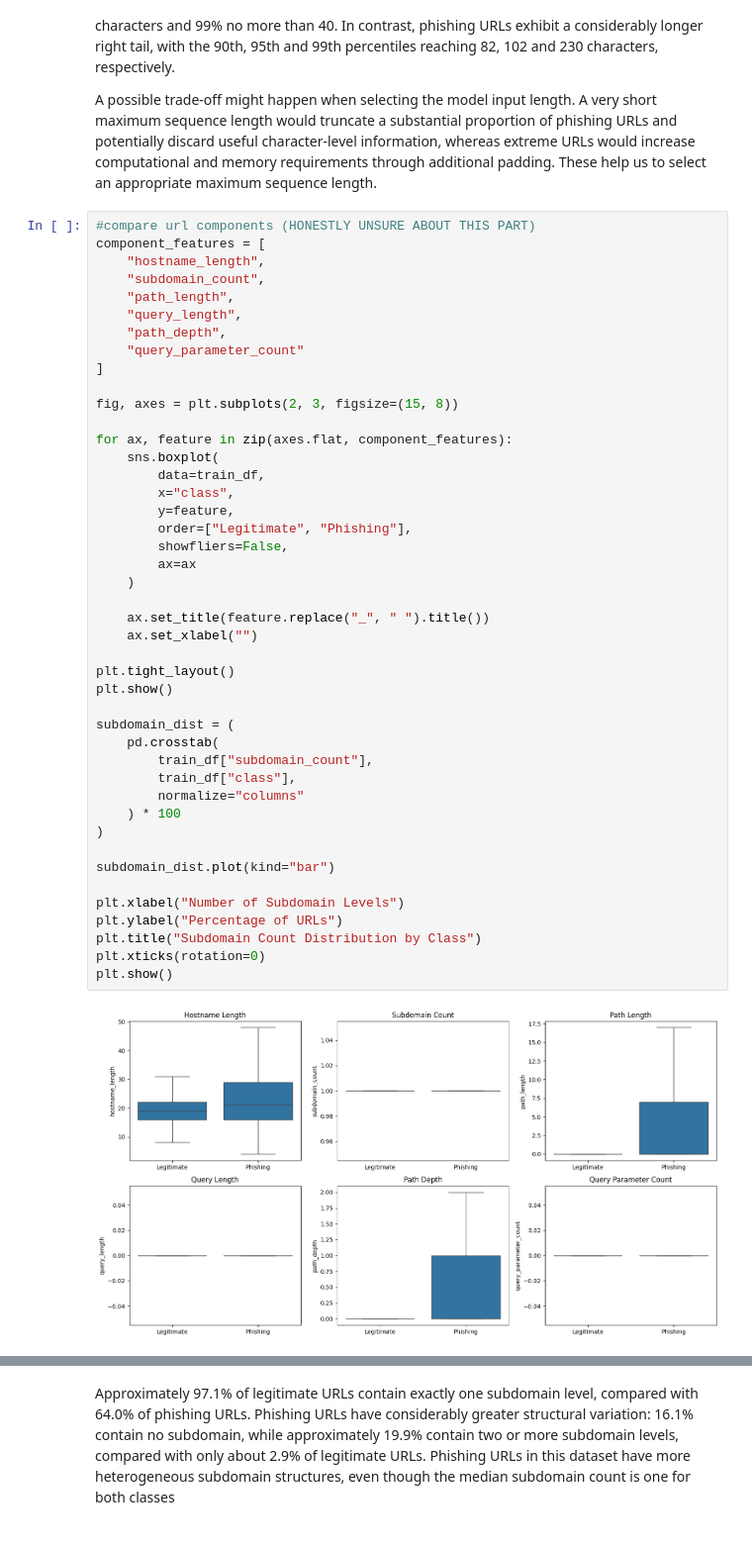
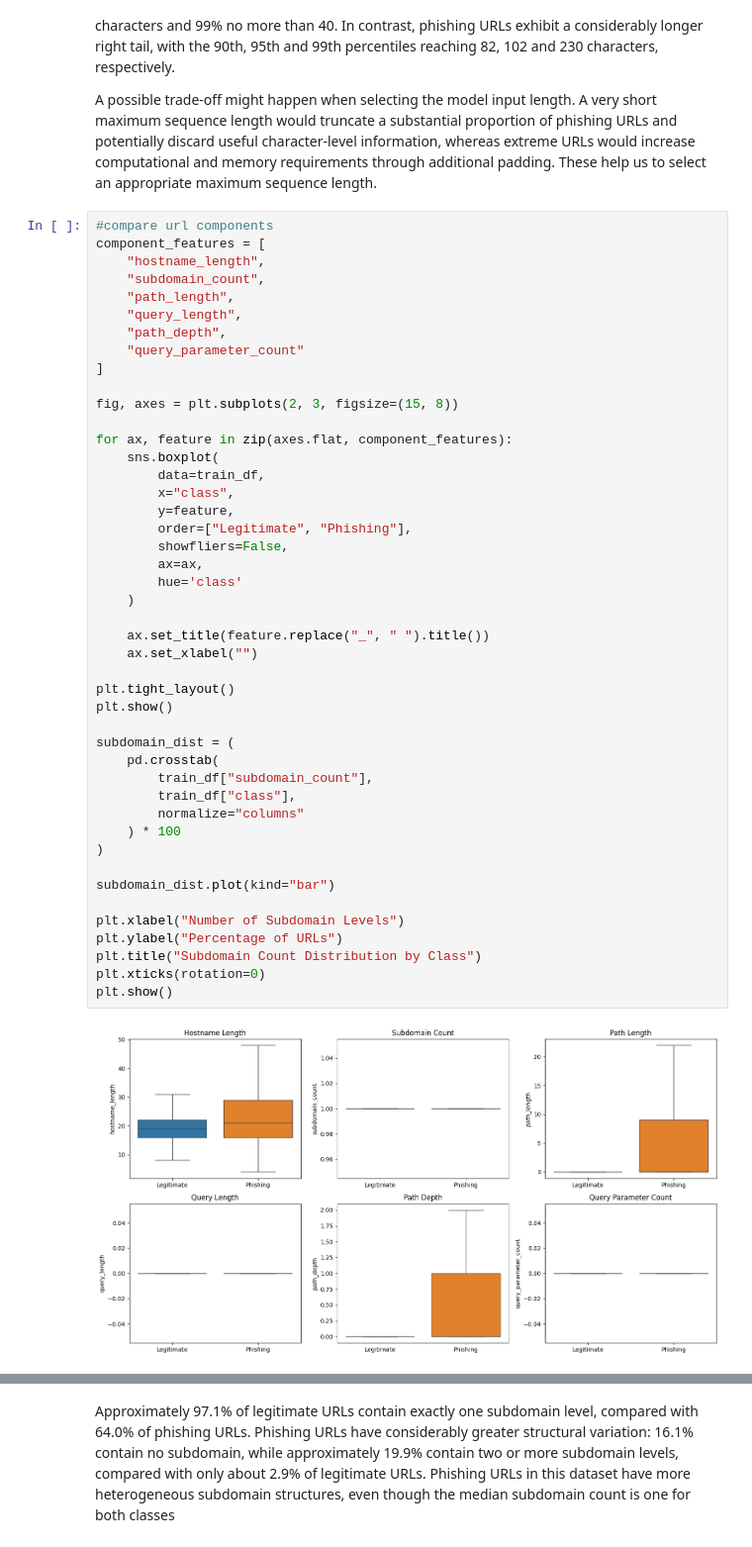
Before and after one commit to neo-nicole/dsa4266-group7, a Jupyter notebook: cleaning_and_eda.ipynb, the cells around one changed output, grey strips where cells are left out. Shown at 99% size. Drawn from its saved outputs; the diff is of its cells as text.

```diff
--- a/cleaning_and_eda.ipynb
+++ b/cleaning_and_eda.ipynb
@@ -502,7 +532,7 @@ Legitimate URLs are relatively short and concentrated, with 95% containing no mo
 
 A possible trade-off might happen when selecting the model input length. A very short maximum sequence length would truncate a substantial proportion of phishing URLs and potentially discard useful character-level information, whereas  extreme URLs would increase computational and memory requirements through additional padding. These help us to select an appropriate maximum sequence length.
 # %%
-#compare url components (HONESTLY UNSURE ABOUT THIS PART)
+#compare url components
 component_features = [
     "hostname_length",
     "subdomain_count",
@@ -518,32 +548,33 @@ for ax, feature in zip(axes.flat, component_features):
     sns.boxplot(
         data=train_df,
         x="class",
         y=feature,
         order=["Legitimate", "Phishing"],
         showfliers=False,
-        ax=ax
+        ax=ax,
+        hue='class'
     )
 
     ax.set_title(feature.replace("_", " ").title())
     ax.set_xlabel("")
 
 plt.tight_layout()
 plt.show()
 
 subdomain_dist = (
     pd.crosstab(
         train_df["subdomain_count"],
         train_df["class"],
         normalize="columns"
     ) * 100
 )
 
 subdomain_dist.plot(kind="bar")
 
 plt.xlabel("Number of Subdomain Levels")
 plt.ylabel("Percentage of URLs")
 plt.title("Subdomain Count Distribution by Class")
 plt.xticks(rotation=0)
 plt.show()
 # %% [output]
-[figure, old version]
+[figure, new version]
```
Also changed, not shown: parts of 32 cells of this notebook.
